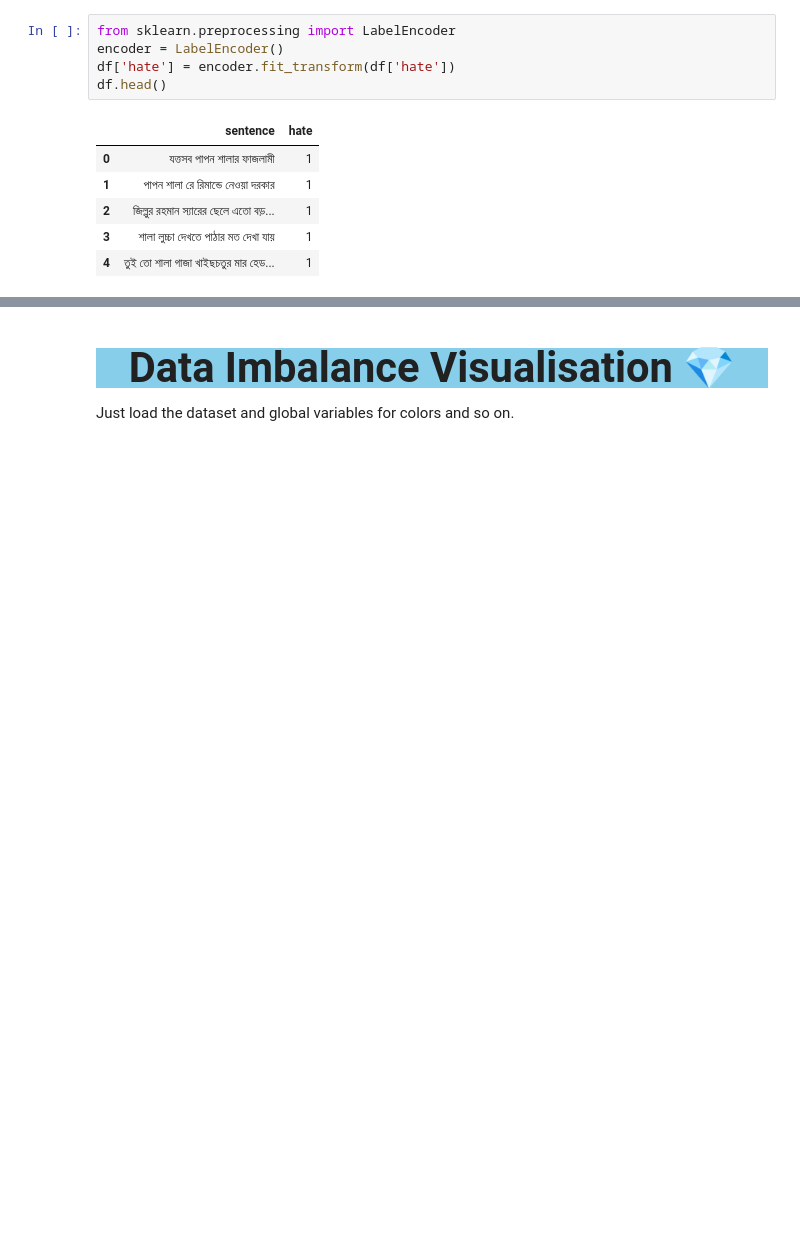
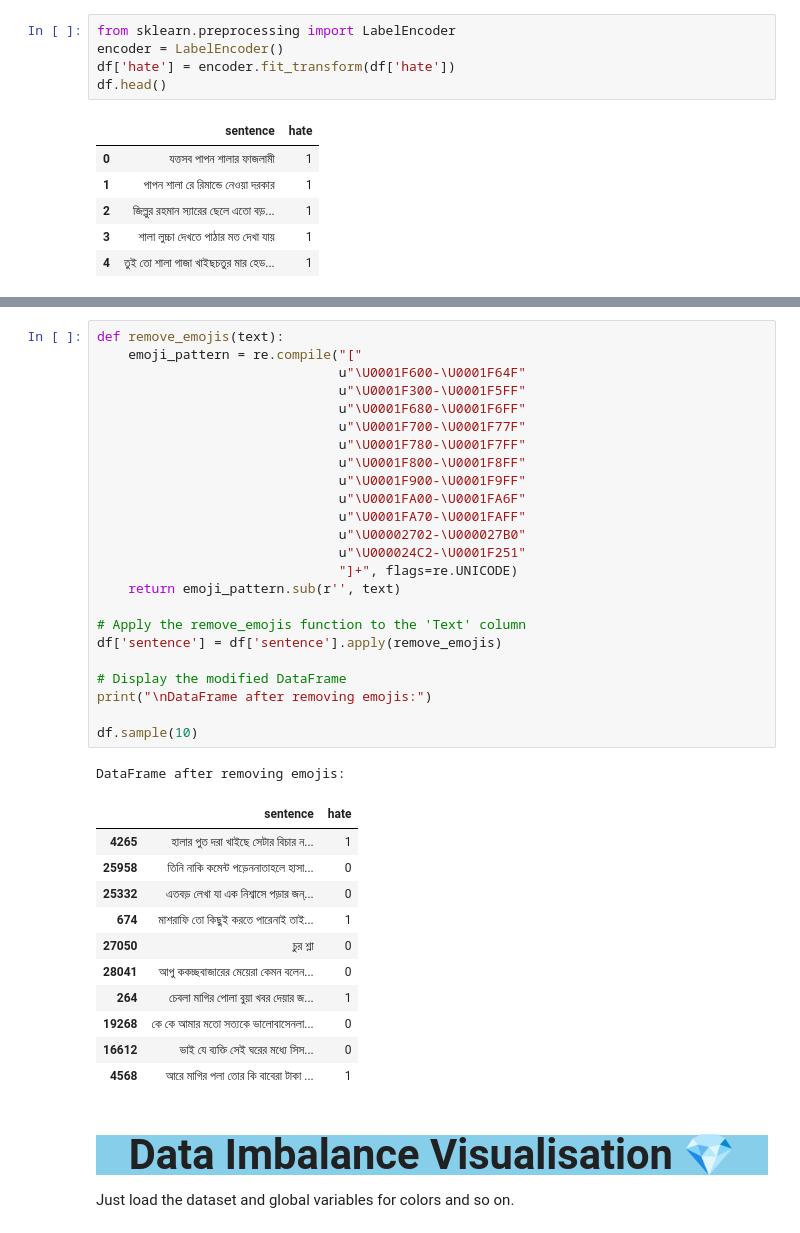
Before and after one commit to maimunul/Bengali-Hate-Speech-Detection-using-ML-DL, a Jupyter notebook: Bangla Hate Speech Logistic Regression.ipynb, the cells around one changed output, grey strips where cells are left out. Saved outputs shown, nothing was run; the diff lists cells and outputs as text; blank space fills up the shorter version.

```diff
--- a/Bangla Hate Speech Logistic Regression.ipynb
+++ b/Bangla Hate Speech Logistic Regression.ipynb
@@ -120,3 +95,40 @@ df.head()
+# %%
+def remove_emojis(text):
+    emoji_pattern = re.compile("["
+                               u"\U0001F600-\U0001F64F"
+                               u"\U0001F300-\U0001F5FF"
+                               u"\U0001F680-\U0001F6FF"
+                               u"\U0001F700-\U0001F77F"
+                               u"\U0001F780-\U0001F7FF"
+                               u"\U0001F800-\U0001F8FF"
+                               u"\U0001F900-\U0001F9FF"
+                               u"\U0001FA00-\U0001FA6F"
+                               u"\U0001FA70-\U0001FAFF"
+                               u"\U00002702-\U000027B0"
+                               u"\U000024C2-\U0001F251"
+                               "]+", flags=re.UNICODE)
+    return emoji_pattern.sub(r'', text)
+
+# Apply the remove_emojis function to the 'Text' column
+df['sentence'] = df['sentence'].apply(remove_emojis)
+
+# Display the modified DataFrame
+print("\nDataFrame after removing emojis:")
+
+df.sample(10)
+# %% [output]
+DataFrame after removing emojis:
+|  | sentence | hate |
+| 4265 | হালার পুত দরা খাইছে সেটার বিচার ন... | 1 |
+| 25958 | তিনি নাকি কমেন্ট পড়েননাতাহলে হাসা... | 0 |
+| 25332 | এতবড় লেখা যা এক নিশ্বাসে পড়ার জন্... | 0 |
+| 674 | মাশরাফি তো কিছুই করতে পারেনাই তাই... | 1 |
+| 27050 | চুর শ্লা | 0 |
+| 28041 | আপু ককচ্ছবাজারের মেয়েরা কেমন বলেন... | 0 |
+| 264 | চেবলা মাগির পোলা বুয়া খবর দেয়ার জ... | 1 |
+| 19268 | কে কে আমার মতো সত্যকে ভালোবাসেনলা... | 0 |
+| 16612 | ভাই যে ব্যক্তি সেই ঘরের মধ্যে সিস... | 0 |
+| 4568 | আরে মাগির পলা তোর কি বাবেরা টাকা ... | 1 |
 # %% [markdown]
 <a ></a>
 # <p style="background-color:skyblue; font-family:newtimeroman; font-size:150%; text-align:center; border-radius: 15px 50px;"> Data Imbalance Visualisation 💎</p>
```
Also changed, not shown: parts of 37 cells of this notebook.
